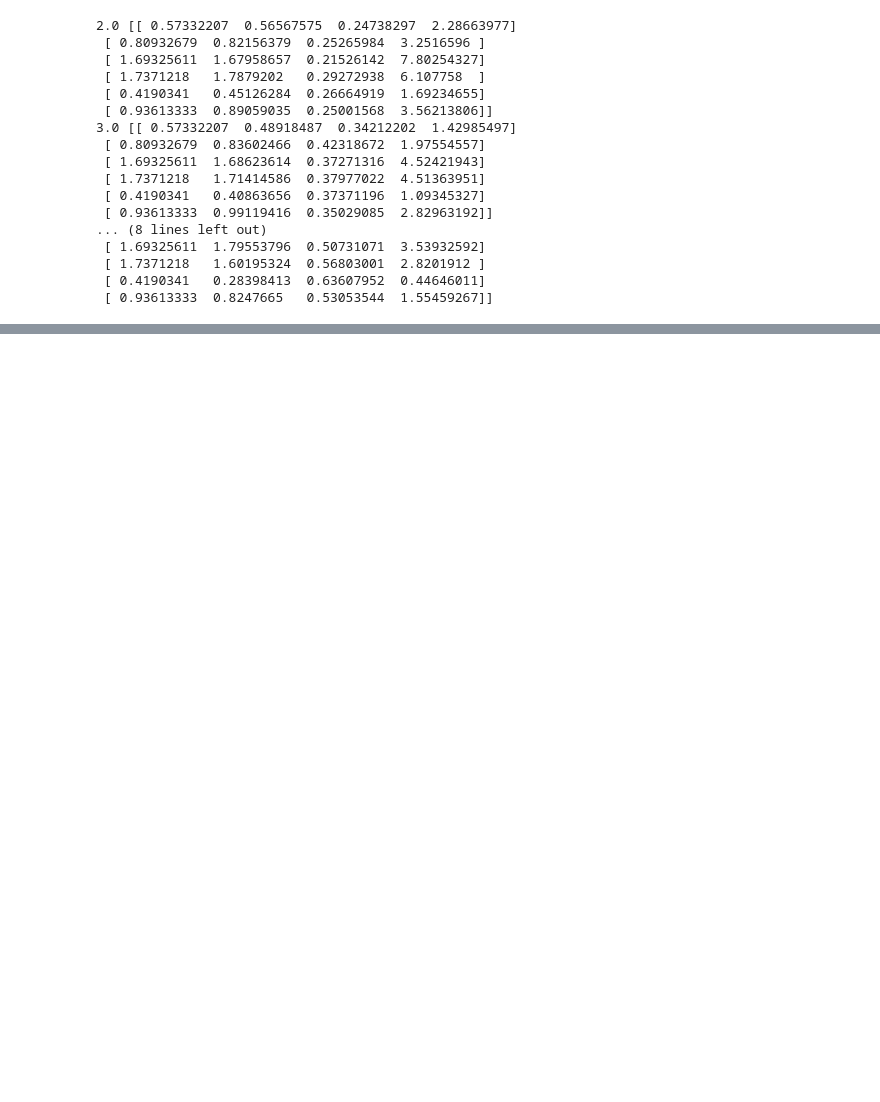
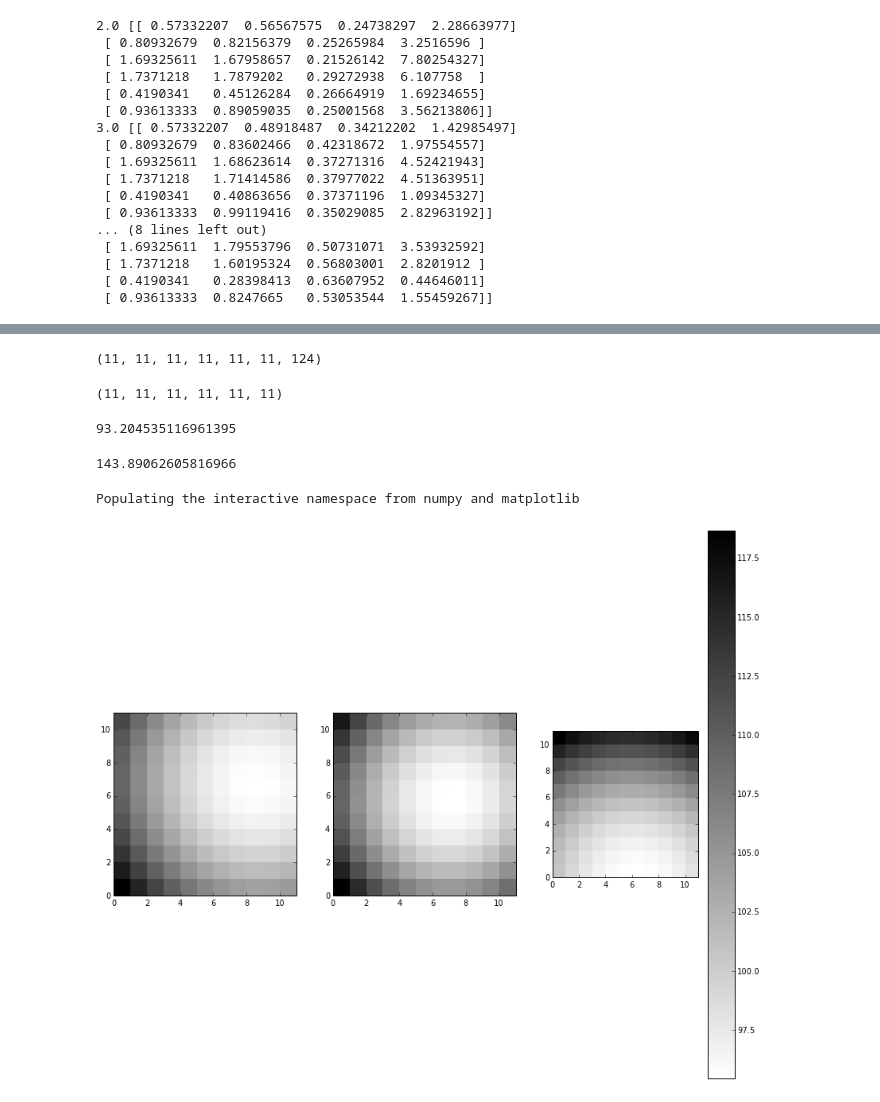
Before and after one commit to sealauren/IDL-programs, a Jupyter notebook: doppler_rvs/75732/Kepler-11.ipynb, the cells around one changed output, grey strips where cells are left out. Saved outputs shown, nothing was run; the diff lists cells and outputs as text; code cells hidden in the pictures; blank space fills up the shorter version.

```diff
--- a/doppler_rvs/75732/Kepler-11.ipynb
+++ b/doppler_rvs/75732/Kepler-11.ipynb
@@ -240,0 +264,8 @@ for noise in [2.0, 3.0, 4.0, 5.0]:
+# %%
+# for err = 4.0 m/s, std. dev. (K) = 0.5 m/s. Sub-divide into 4-5 bins to sample 1-sigma: use grid size = 0.1 m/s.
+# Use K range of 6 sigma: 3.0 to either side of Ktrue (truncated at zero).
+dK = 0.1 # grid size step
+Krange = arange(0.0, 2.1, 0.2) # explore up to K = 3m/s.
+Kgrid = np.array([Krange]*6)
+print Kgrid.shape
+Klen = Kgrid.shape[1]
@@ -240,0 +274,6 @@ for noise in [2.0, 3.0, 4.0, 5.0]:
+# %%
+RVgrid = np.empty((6,Klen,124)) # 6 planets, 124 times, 51 trial Ks per planet
+RVgrid_tot = RVgrid
+for p, row in enumerate(Kgrid):
+    for i,K in enumerate(row):
+        RVgrid[p,i,:] = compute_rv(K,farr[:,p],float(mystar.OM[p]),ecc[p])
@@ -240,0 +306,15 @@ for noise in [2.0, 3.0, 4.0, 5.0]:
+# %%
+all_RVs = np.empty((Klen,Klen,Klen,Klen,Klen,Klen,124))
+all_chisq = np.empty((Klen,Klen,Klen,Klen,Klen,Klen))
+for k1 in xrange(11):
+    for k2 in xrange(11):
+        for k3 in xrange(11):
+            for k4 in xrange(11):
+                for k5 in xrange(11):
+                    for k6 in xrange(11):
+                        RV = np.zeros(124)
+                        k = [k1, k2, k3, k4, k5, k6] # use the 30th element of each
+                        for p in xrange(6):
+                            RV += RVgrid[p,k[p],:]
+                        all_RVs[k1,k2,k3,k4,k5,k6,:] = RV
+                        all_chisq[k1,k2,k3,k4,k5,k6] = (((RVobs - RV)/4.0)**2.).sum()
@@ -240,0 +331,16 @@ for noise in [2.0, 3.0, 4.0, 5.0]:
+# %%
+all_RVs.shape
+# %% [output]
+(11, 11, 11, 11, 11, 11, 124)
+# %%
+all_chisq.shape
+# %% [output]
+(11, 11, 11, 11, 11, 11)
+# %%
+np.min(all_chisq)
+# %% [output]
+93.204535116961395
+# %%
+np.max(all_chisq)
+# %% [output]
+143.89062605816966
@@ -240,0 +365,18 @@ for noise in [2.0, 3.0, 4.0, 5.0]:
+# %%
+%pylab inline
+fig = plt.figure(figsize=(14,14))
+my_cmap = matplotlib.colors.LinearSegmentedColormap('binary',cdict,256)
+ax1 = fig.add_subplot(131, aspect=1)
+pcolor(all_chisq[:,:,5,5,5,5],cmap='binary')
+plt.axis([0,11,0,11])
+ax1 = fig.add_subplot(132, aspect=1)
+pcolor(all_chisq[5,5,:,:,5,5],cmap='binary')
+plt.axis([0,11,0,11])
+ax1 = fig.add_subplot(133, aspect=1)
+pcolor(all_chisq[5,5,5,5,:,:],cmap='binary')
+colorbar()
+plt.axis([0,11,0,11])
+fig.show()
+# %% [output]
+Populating the interactive namespace from numpy and matplotlib
+[figure, added]
```
Also changed, not shown: parts of 18 cells of this notebook.
